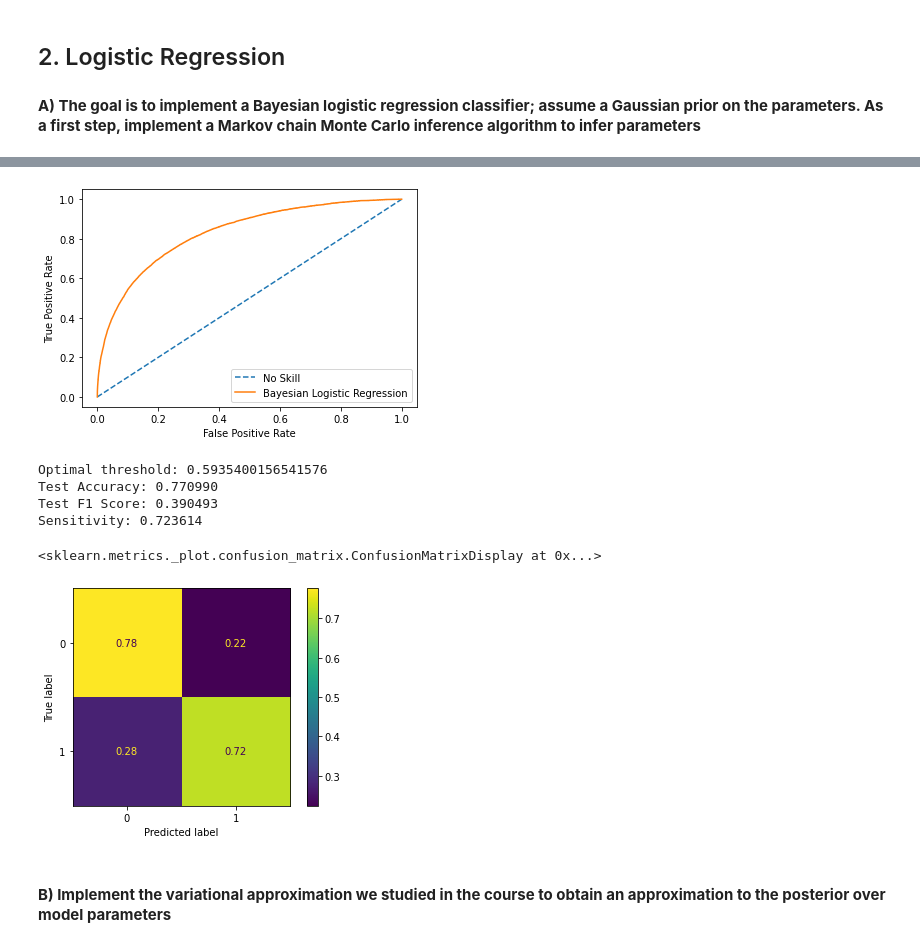
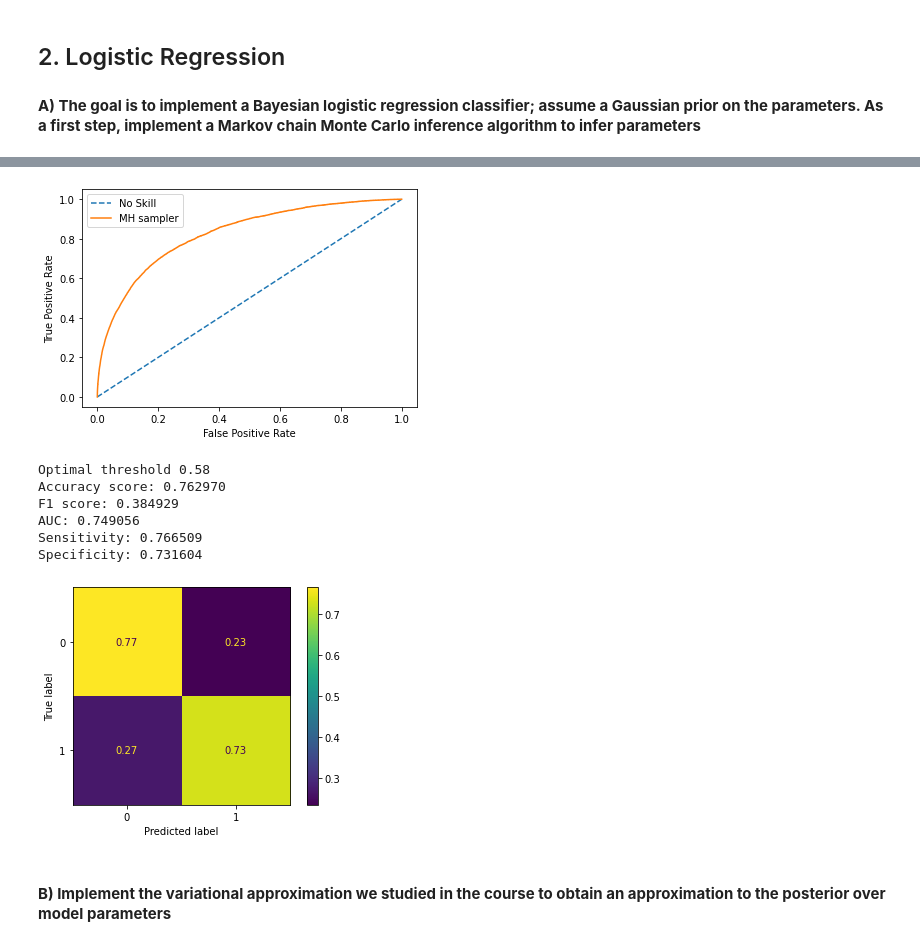
Before and after one commit to mspronesti/advanced-statistical-inference, a Jupyter notebook: assignment/Santander_Customer_Transaction.ipynb, the cells around one changed output, grey strips where cells are left out. Cells and saved outputs as stored; diff of their text form; code cells hidden in the pictures.

```diff
--- a/assignment/Santander_Customer_Transaction.ipynb
+++ b/assignment/Santander_Customer_Transaction.ipynb
@@ -445,46 +478,17 @@ def predict(Xt, samples):
     return 1/n_samples * sum
 
 y_mh_pred = predict(X_test, samples_)
-# %%
-fpr, tpr, thresholds = roc_curve(y_test, y_mh_pred)
-
-plt.plot([0,1], [0,1], linestyle='--', label='No Skill')
-plt.plot(fpr, tpr, label='Bayesian Logistic Regression')
-# axis labels
-plt.xlabel('False Positive Rate')
-plt.ylabel('True Positive Rate')
-plt.legend()
-# show the plot
-plt.show()
-
-
-optimal_idx = np.argmax(tpr - fpr)
-optimal_threshold = thresholds[optimal_idx]
-
-print(f"Optimal threshold: {optimal_threshold}")
-
-y_mh_pred_ = y_mh_pred >= optimal_threshold
-
-print("Test Accuracy: %f" % accuracy_score(y_test, y_mh_pred_))
-print("Test F1 Score: %f" % f1_score(y_test, y_mh_pred_))
-
-# plot the confusion matrix
-cm = confusion_matrix(y_test, y_mh_pred_)
-
-sensitivity = cm[1,1] / (cm[1,1] + cm[1,0])
-
-print("Sensitivity: %f\n" % sensitivity)
-
-disp = ConfusionMatrixDisplay(confusion_matrix=cm/cm.sum(axis=1)[:, np.newaxis])
-disp.plot()
-# %% [output]
-[figure, removed]
-Optimal threshold: 0.5935400156541576
-Test Accuracy: 0.770990
-Test F1 Score: 0.390493
-Sensitivity: 0.723614
-<sklearn.metrics._plot.confusion_matrix.ConfusionMatrixDisplay at 0x...>
-[figure, removed]
+# %%
+display_roc_cm_scores(y_test, y_mh_pred, "MH sampler")
+# %% [output]
+[figure, added]
+Optimal threshold 0.58
+Accuracy score: 0.762970
+F1 score: 0.384929
+AUC: 0.749056
+Sensitivity: 0.766509
+Specificity: 0.731604
+[figure, added]
 # %% [markdown]
 #### **B) Implement  the  variational  approximation  we  studied  in  the  course  to  obtain  an approximation  to  the  posterior  over  model  parameters**
 # %%
```
Also changed, not shown: parts of 39 cells of this notebook.
